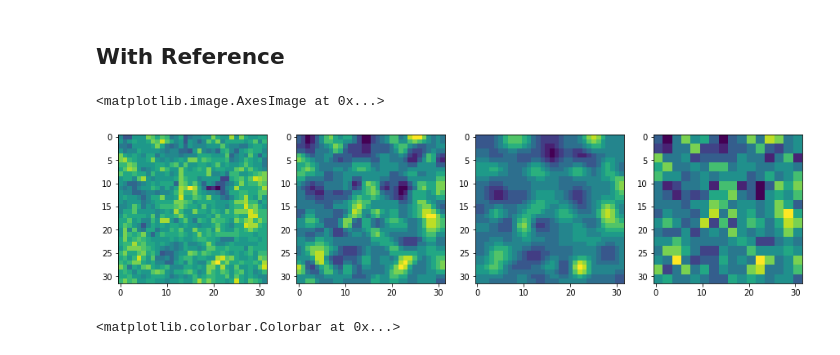
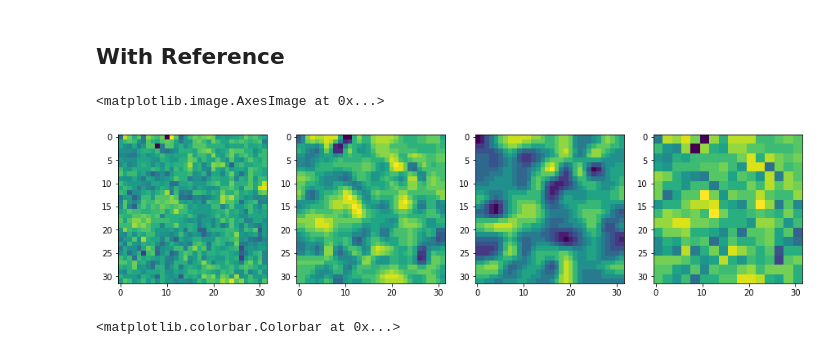
Before and after one commit to xushangning/cs386, a Jupyter notebook: 3-UHD/code/DCT_Judger.ipynb, the cells around one changed output. Cells and saved outputs as stored; diff of their text form; code cells hidden in the pictures.

```diff
--- a/3-UHD/code/DCT_Judger.ipynb
+++ b/3-UHD/code/DCT_Judger.ipynb
@@ -138,31 +138,31 @@ plt.legend()
 # %% [markdown]
 ## With Reference
 # %%
-idx = 30
+idx = 0
 
 img_4k = imgs_4k[idx, :, :, 0]
 img_1080bc = imgs_1080bc[idx, :, :, 0]
 img_720bc = imgs_720bc[idx, :, :, 0]
 img_ref = cv2.resize(down_sample(img_4k, 2), None, fx=2, fy=2, interpolation=cv2.INTER_AREA)
 
 tile = 32
 tile_4k = img_4k[:tile, :tile]
 tile_1080bc = img_1080bc[:tile, :tile]
 tile_720bc = img_720bc[:tile, :tile]
 tile_ref = img_ref[:tile, :tile]
 
 plt.figure(figsize=(15, 4))
 plt.subplot(1, 4, 1)
 plt.imshow(tile_4k)
 plt.subplot(1, 4, 2)
 plt.imshow(tile_1080bc)
 plt.subplot(1, 4, 3)
 plt.imshow(tile_720bc)
 plt.subplot(1, 4, 4)
 plt.imshow(tile_ref)
 # %% [output]
 <matplotlib.image.AxesImage at 0x...>
-[figure, old version]
+[figure, new version]
 # %%
 dct_ref = cv2.dct(np.float32(tile_ref))
 dct_4k_rel = cv2.dct(np.float32(tile_4k)) / dct_ref
```
Also changed, not shown: parts of 9 cells of this notebook, 3 other files.
